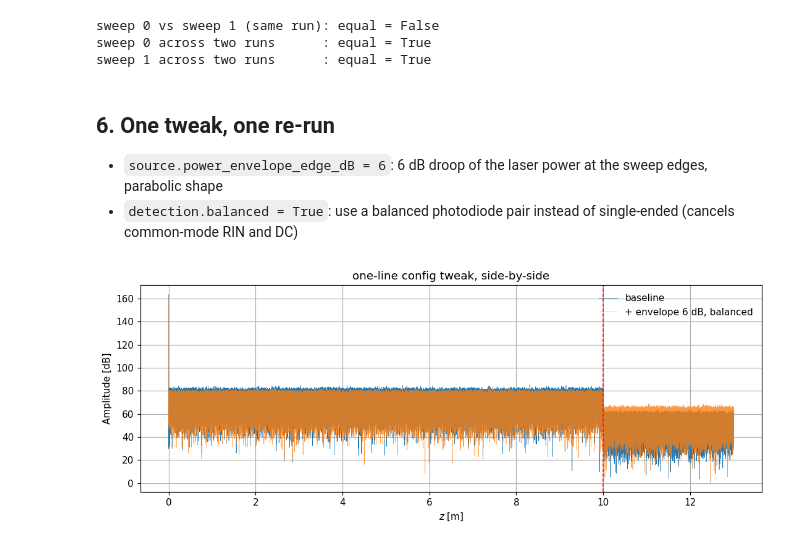
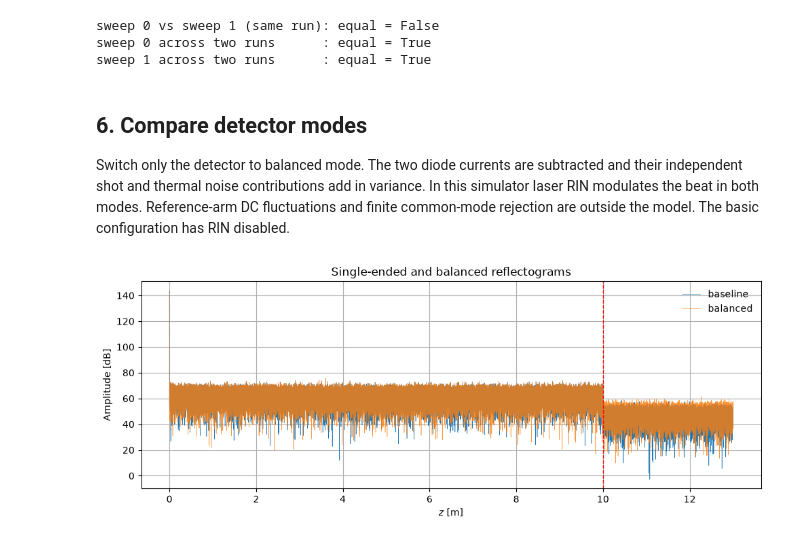
Before and after one commit to ameoli/PyOFDR, a Jupyter notebook: examples/01_reflectogram_basics.ipynb, the cells around one changed output. Cells and saved outputs as stored; diff of their text form; code cells hidden in the pictures.

Commit message:
Complete the OFDR notebook tutorials

```diff
--- a/examples/01_reflectogram_basics.ipynb
+++ b/examples/01_reflectogram_basics.ipynb
@@ -30,5 +16,6 @@ checkthat the max beat frequency stays comfortably below Nyquist before running.
 # %%
 cfg = load_config('../configs/ofdr_basic.yaml')
+cfg['source'].update(sweep_range=4e-9, sweep_duration=200000.5 / cfg['adc']['sample_rate'])
 print_info(cfg)
 # %% [output]
 PyOFDR configuration summary:
@@ -87,8 +71,6 @@ right after the fibre end (red dashed line).
 # %%
-H        = np.fft.fft(beat)
-n_half   = len(H) // 2
-z        = np.arange(n_half) * acq.dz
-amp_dB   = 20 * np.log10(np.abs(H[:n_half]) + 1e-30)
+H, z = reflectogram_from_acq(acq)
+amp_dB = 20 * np.log10(np.abs(H) + 1e-30)
 
 L = cfg['fiber']['length']
 mask = z <= 1.3 * L
@@ -98,7 +80,7 @@ ax.plot(z[mask], amp_dB[mask], lw=0.4, color='C1')
 ax.axvline(L, color='r', ls='--', lw=1, label=f'fibre end ({L} m)')
 ax.set_xlabel(r'$z$ [m]')
 ax.set_ylabel('amplitude [dB]')
-ax.set_title(f'OFDR reflectogram   dz = {acq.dz*1e3:.2f} mm')
+ax.set_title(f'OFDR reflectogram   dz = {acq.fft_dz*1e3:.3f} mm')
 ax.legend(frameon=False, loc='upper right')
 ax.grid(alpha=0.5)
 fig.tight_layout()
@@ -130,29 +112,27 @@ sweep 0 vs sweep 1 (same run): equal = False
 sweep 0 across two runs      : equal = True
 sweep 1 across two runs      : equal = True
 # %% [markdown]
-## 6. One tweak, one re-run
+## 6. Compare detector modes
 
-- `source.power_envelope_edge_dB = 6`: 6 dB droop of the laser power at the sweep edges, parabolic shape
-- `detection.balanced = True`: use a balanced photodiode pair instead of single-ended (cancels common-mode RIN and DC)
+Switch only the detector to balanced mode. The two diode currents are subtracted and their independent shot and thermal noise contributions add in variance. In this simulator laser RIN modulates the beat in both modes. Reference-arm DC fluctuations and finite common-mode rejection are outside the model. The basic configuration has RIN disabled.
 # %%
-cfg_b = load_config('../configs/ofdr_basic.yaml')
-cfg_b['source']['power_envelope_edge_dB'] = 6.0
-cfg_b['detection']['balanced']            = True
-
-acq_b   = run_campaign(cfg_b)[-1]
-beat_b  = acq_b.digital_main[0].astype(np.float64)
-amp_b_dB = 20 * np.log10(np.abs(np.fft.fft(beat_b)[:n_half]) + 1e-30)
+cfg_b = deepcopy(cfg)
+cfg_b['detection']['balanced'] = True
+acq_b = run_campaign(cfg_b)[0]
+H_b, z_b = reflectogram_from_acq(acq_b)
+amp_b_dB = 20 * np.log10(np.abs(H_b) + 1e-30)
+mask_b = z_b <= 1.3 * L
 
 fig, ax = plt.subplots(figsize=(10, 4))
 ax.plot(z[mask], amp_dB[mask],   lw=0.4, label='baseline')
-ax.plot(z[mask], amp_b_dB[mask], lw=0.4, alpha=0.8, label='+ envelope 6 dB, balanced')
+ax.plot(z_b[mask_b], amp_b_dB[mask_b], lw=0.4, alpha=0.8, label='balanced')
 ax.axvline(L, color='r', ls='--', lw=1)
 ax.set_xlabel(r'$z$ [m]')
 ax.set_ylabel('Amplitude [dB]')
-ax.set_title('one-line config tweak, side-by-side')
+ax.set_title('Single-ended and balanced reflectograms')
 ax.legend(frameon=False, loc='upper right')
 ax.grid()
 fig.tight_layout()
 plt.show()
 # %% [output]
-[figure, old version]
+[figure, new version]
```
Also changed, not shown: parts of 9 cells of this notebook, 6 other files.
